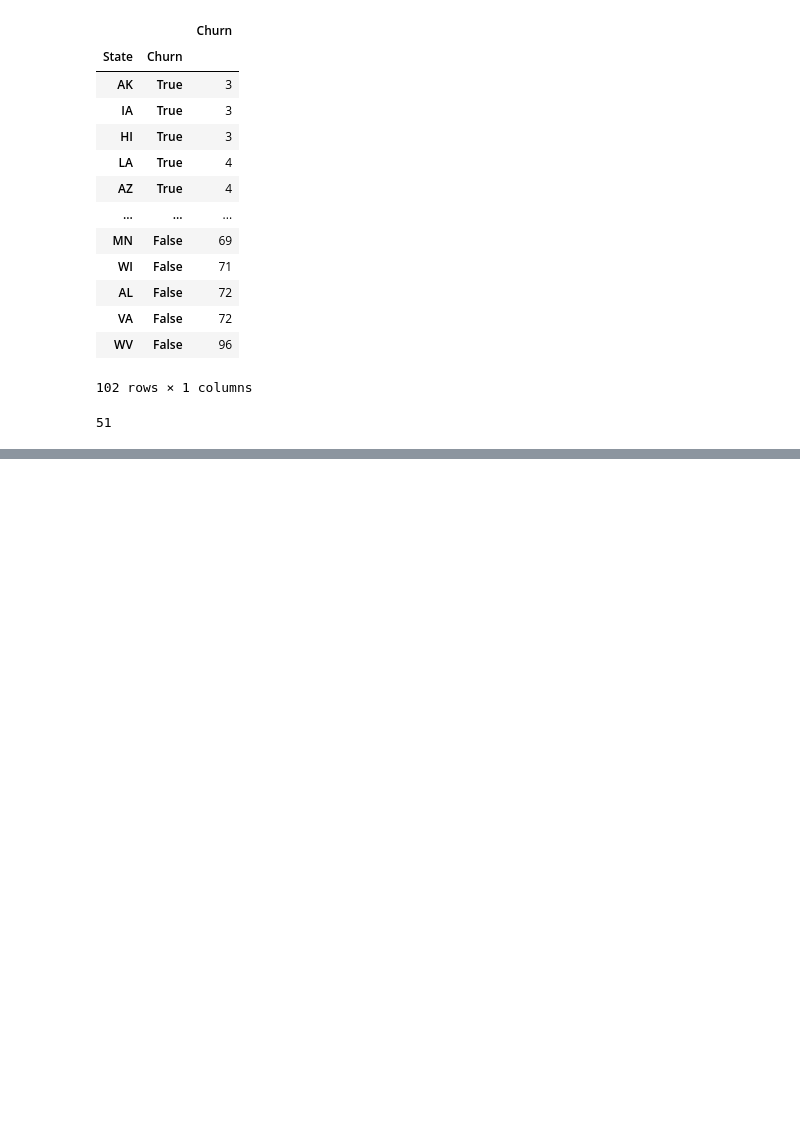
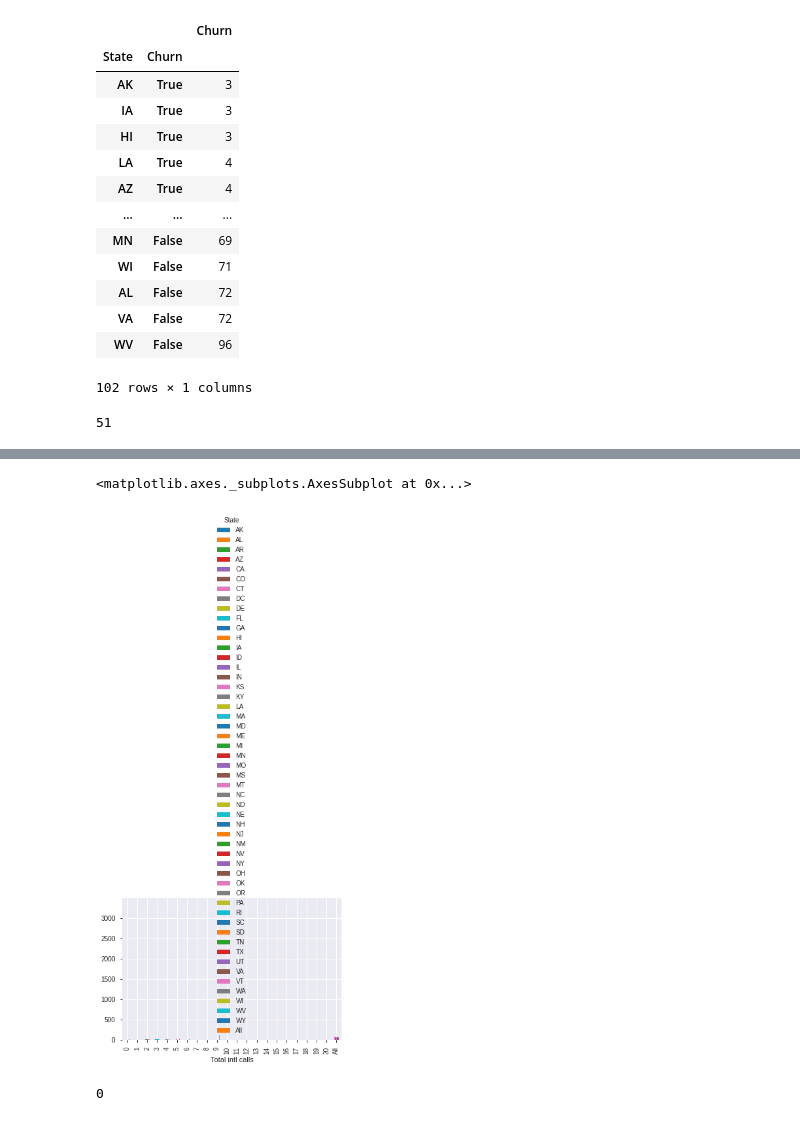
Before and after one commit to maya034/Churn-Analysis, a Jupyter notebook: Telecom_Churn_Analysis_Capstone_Project.ipynb, the cells around one changed output, grey strips where cells are left out. Saved outputs shown, nothing was run; the diff lists cells and outputs as text; code cells hidden in the pictures; blank space fills up the shorter version.

```diff
--- a/Telecom_Churn_Analysis_Capstone_Project.ipynb
+++ b/Telecom_Churn_Analysis_Capstone_Project.ipynb
@@ -96,0 +165,10 @@ len(set(list(df['State'])))
+# %%
+pd.crosstab(df['Total intl calls'],df['State'],margins=True).plot(kind='bar')
+#pd.crosstab(df['Total intl calls'],df['State'],normalize='index').plot(kind='bar')
+# %% [output]
+<matplotlib.axes._subplots.AxesSubplot at 0x...>
+[figure, added]
+# %%
+df.duplicated().sum()
+# %% [output]
+0
```
Also changed, not shown: parts of 14 cells of this notebook.
